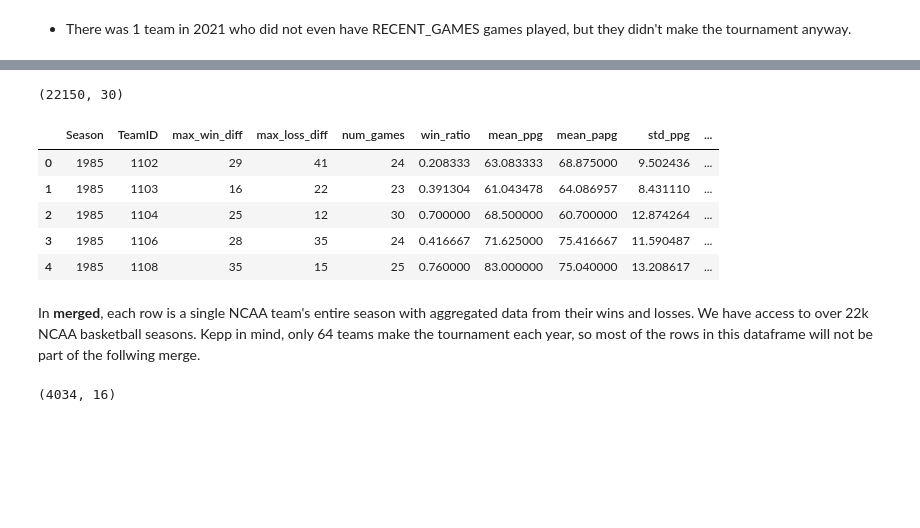
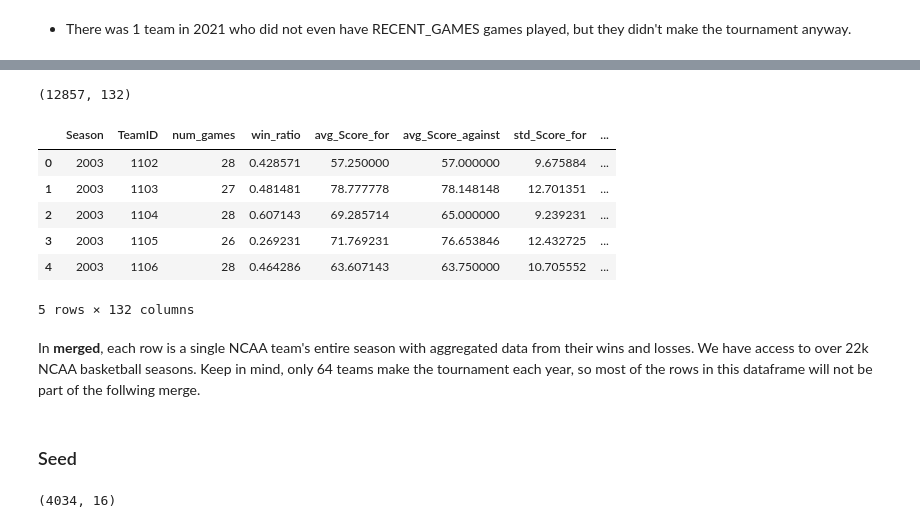
Before and after one commit to heefjones/march_madness, a Jupyter notebook: eda_detailed.ipynb, the cells around one changed output, grey strips where cells are left out. Drawn from its saved outputs; the diff is of its cells as text; code cells hidden in the pictures; blank space fills up the shorter version.

```diff
--- a/eda_detailed.ipynb
+++ b/eda_detailed.ipynb
@@ -91,7 +68,7 @@ win_loss = win_loss.astype({'num_wins': int, 'num_losses': int})
 win_loss['num_games'] = win_loss['num_wins'] + win_loss['num_losses']
 
 # add ratio
-win_loss['win_ratio'] = win_loss['num_wins'] / (win_loss['num_wins'] + win_loss['num_losses'])
+win_loss['win_ratio'] = win_loss['num_wins'] / win_loss['num_games']
 
 # check
 print(win_loss.shape)
@@ -204,7 +183,10 @@ merged['std_diff'] = np.sqrt(((merged['var_win_diff'] * merged['num_wins']) + (m
 # drop cols that start with 'sum', 'mean', and 'var'
 for col in merged.columns:
     if col.startswith('sum') or col.startswith('mean') or col.startswith('var'):
-        merged.drop(col, axis=1, inplace=True)
+        merged = merged.drop(col, axis=1)
+
+# drop num_wins and num_losses
+merged = merged.drop(columns=['num_wins', 'num_losses'])
 
 # check
 merged.head()
@@ -557,0 +408,28 @@ recent.head()
+# %%
+# get aggregate stats
+for col in agg_cols:
+    # calculate average/std of stats for/against per game
+    new_cols = {f'recent_avg_{col}_for': (recent[f'recent_sum_{col}_for_win'] + recent[f'recent_sum_{col}_for_loss']) / RECENT_GAMES,
+    f'recent_avg_{col}_against': (recent[f'recent_sum_{col}_against_win'] + recent[f'recent_sum_{col}_against_loss']) / RECENT_GAMES,
+    f'recent_std_{col}_for': np.sqrt((recent[f'recent_var_{col}_for_win'] * recent['recent_wins']) + (recent[f'recent_var_{col}_for_loss'] * recent['recent_losses'])) / RECENT_GAMES,
+    f'recent_std_{col}_against': np.sqrt((recent[f'recent_var_{col}_against_win'] * recent['recent_wins']) + (recent[f'recent_var_{col}_against_loss'] * recent['recent_losses'])) / RECENT_GAMES}
+
+    # add to recent
+    recent = pd.concat([recent, pd.DataFrame(new_cols)], axis=1)
+
+# copy to reduce fragmentation
+recent = recent.copy()
+
+# calculate average score diff per game
+recent['recent_avg_diff'] = recent['recent_avg_Score_for'] - recent['recent_avg_Score_against']
+
+# drop cols that start with 'sum', 'mean', and 'var'
+for col in recent.columns:
+    if col.startswith('recent_sum') or col.startswith('recent_mean') or col.startswith('recent_var'):
+        recent = recent.drop(col, axis=1)
+
+# drop recent_wins and recent_losses
+recent = recent.drop(columns=['recent_wins', 'recent_losses'])
+
+# check
+recent.head()
@@ -558,21 +443,24 @@ recent.head()
 # %%
 # merge 2 final tables
 merged = merged.merge(recent, on=['Season', 'TeamID'], how='outer').sort_values(['Season', 'TeamID'])
-# del recent
+del recent
 
 # check
 print(merged.shape)
 merged.head()
 # %% [output]
-(22150, 30)
+(12857, 132)
-|  | Season | TeamID | max_win_diff | max_loss_diff | num_games | win_ratio | mean_ppg | mean_papg | std_ppg | ... |
-| 0 | 1985 | 1102 | 29 | 41 | 24 | 0.208333 | 63.083333 | 68.875000 | 9.502436 | ... |
-| 1 | 1985 | 1103 | 16 | 22 | 23 | 0.391304 | 61.043478 | 64.086957 | 8.431110 | ... |
-| 2 | 1985 | 1104 | 25 | 12 | 30 | 0.700000 | 68.500000 | 60.700000 | 12.874264 | ... |
-| 3 | 1985 | 1106 | 28 | 35 | 24 | 0.416667 | 71.625000 | 75.416667 | 11.590487 | ... |
-| 4 | 1985 | 1108 | 35 | 15 | 25 | 0.760000 | 83.000000 | 75.040000 | 13.208617 | ... |
+|  | Season | TeamID | num_games | win_ratio | avg_Score_for | avg_Score_against | std_Score_for | ... |
+| 0 | 2003 | 1102 | 28 | 0.428571 | 57.250000 | 57.000000 | 9.675884 | ... |
+| 1 | 2003 | 1103 | 27 | 0.481481 | 78.777778 | 78.148148 | 12.701351 | ... |
+| 2 | 2003 | 1104 | 28 | 0.607143 | 69.285714 | 65.000000 | 9.239231 | ... |
+| 3 | 2003 | 1105 | 26 | 0.269231 | 71.769231 | 76.653846 | 12.432725 | ... |
+| 4 | 2003 | 1106 | 28 | 0.464286 | 63.607143 | 63.750000 | 10.705552 | ... |
+5 rows × 132 columns
 # %% [markdown]
-In __merged__, each row is a single NCAA team's entire season with aggregated data from their wins and losses. We have access to over 22k NCAA basketball seasons. Kepp in mind, only 64 teams make the tournament each year, so most of the rows in this dataframe will not be part of the follwing merge.
+In __merged__, each row is a single NCAA team's entire season with aggregated data from their wins and losses. We have access to over 22k NCAA basketball seasons. Keep in mind, only 64 teams make the tournament each year, so most of the rows in this dataframe will not be part of the follwing merge.
+# %% [markdown]
+### Seed
 # %%
 # merge tourney results with historical seed data
 df = pd.merge(results, seeds, how='left', left_on=['WTeamID', 'Season'], right_on=['TeamID', 'Season']).rename(columns={'Seed': 'WSeed'}).drop(columns='TeamID')
```
Also changed, not shown: parts of 21 cells of this notebook.
